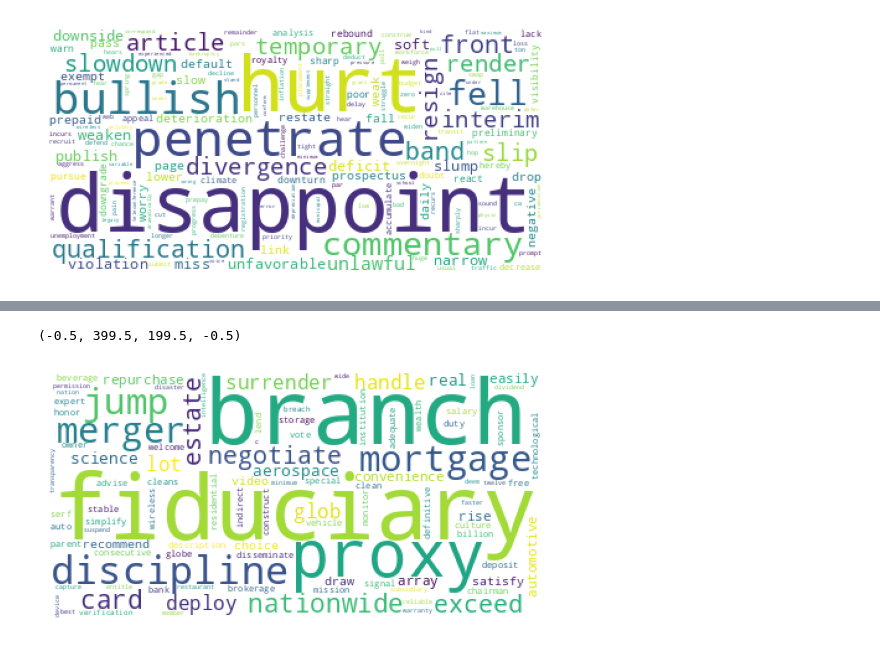
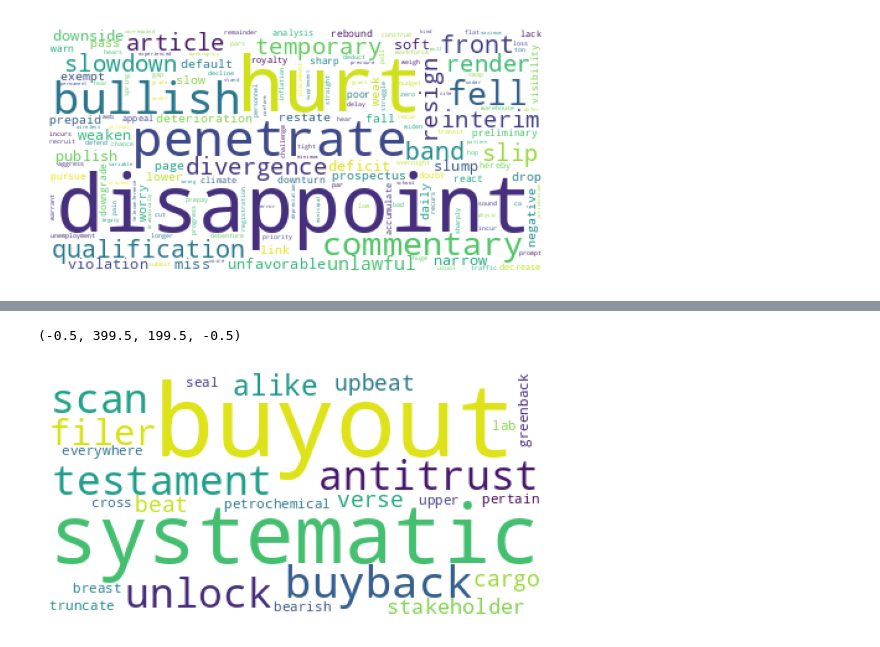
Before and after one commit to orince/Xiu, a Jupyter notebook: selectword_view1.ipynb, the cells around one changed output, grey strips where cells are left out. Drawn from its saved outputs; the diff is of its cells as text; code cells hidden in the pictures.

```diff
--- a/selectword_view1.ipynb
+++ b/selectword_view1.ipynb
@@ -447,24 +378,26 @@ hi 0.5102339181286549 698 1368
 # %%
+from wordcloud import WordCloud, ImageColorGenerator
+import matplotlib.pyplot as plt
 fq_pos,fq_neg ={},{}
-for i in WS_index[:100]:
+for i in WS_index[:25]:
     i_index = np.nonzero(W_vali[:,i])[0] # count of word i appearance in all article
     num_i_index = len(i_index)
     f_r = sum(r_vali[i_index]>0)
     fq_pos[i] = f_r/num_i_index
 
-for i in WS_index[100:]:
+for i in WS_index[25:]:
     i_index = np.nonzero(W_vali[:,i])[0] # count of word i appearance in all article
     num_i_index = len(i_index)
     f_r = sum(r_vali[i_index]>0)
     fq_neg[i] = f_r/num_i_index
 
 fq_pos = {df_words.final_word[k]: v for k, v in fq_pos.items()}
 # print(fq_pos0)
 plt.imshow(WordCloud(background_color='white').generate_from_frequencies(frequencies=fq_pos))
 plt.axis("off")
 # %% [output]
 (-0.5, 399.5, 199.5, -0.5)
-[figure, old version]
+[figure, new version]
 # %%
 fq_neg = {df_words.final_word[k]: 1-v for k, v in fq_neg.items()}
 # print(fq_pos0)
```
Also changed, not shown: parts of 4 cells of this notebook, 1 other file.
